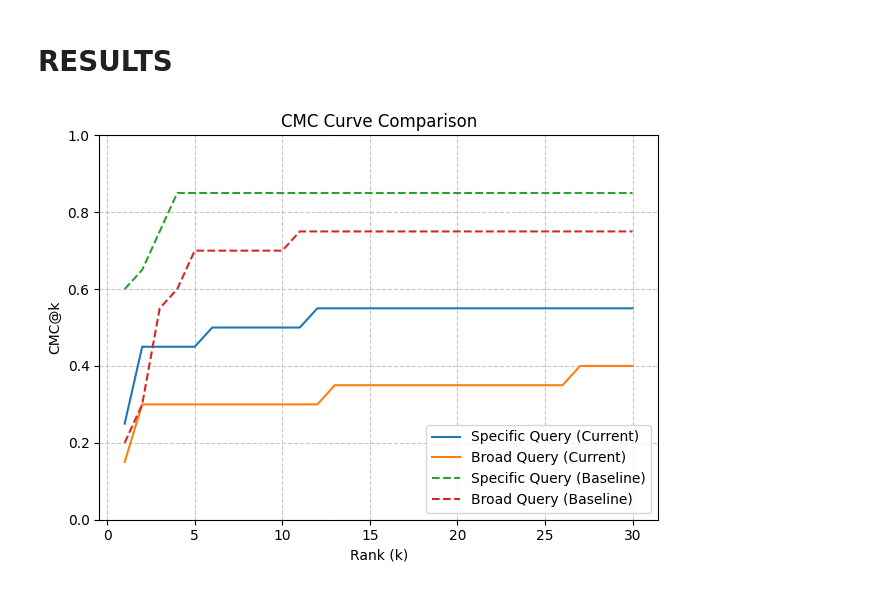
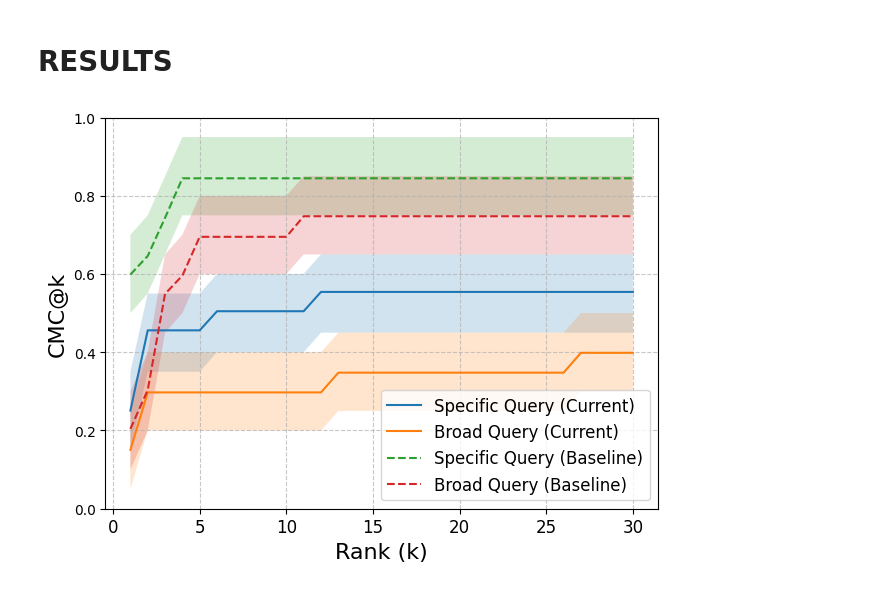
Before and after one commit to UL-FRI-NLP-Course/ul-fri-nlp-course-project-2024-2025-optimus-prime, a Jupyter notebook: code/cmc_curve.ipynb, the cells around one changed output. Saved outputs shown, nothing was run; the diff lists cells and outputs as text; code cells hidden in the pictures.

Commit message:
report continuation

```diff
--- a/code/cmc_curve.ipynb
+++ b/code/cmc_curve.ipynb
@@ -3,52 +53,67 @@
+# %%
+def bootstrap_cmc(ranks, max_rank=30, n_bootstrap=1000, ci=0.7):
+    cmc_matrix = np.zeros((n_bootstrap, max_rank))
+    n = len(ranks)
+
+    for i in range(n_bootstrap):
+        sample = np.random.choice(ranks, size=n, replace=True)
+        cmc_matrix[i] = compute_cmc(sample, max_rank)
+
+    lower = np.percentile(cmc_matrix, (1-ci)*100/2, axis=0)
+    upper = np.percentile(cmc_matrix, 100-(1-ci)*100/2, axis=0)
+    mean = np.mean(cmc_matrix, axis=0)
+
+    return mean, lower, upper
 # %%
-import numpy as np
 import matplotlib.pyplot as plt
 
 specific_ranks = [
     np.inf, 12, 1, np.inf, 1, 6, 2, 2, 1, np.inf, 1, np.inf, 2,
     np.inf, np.inf, 1, np.inf, np.inf, np.inf, 2
     ]
 broad_ranks = [
     np.inf, np.inf, 2, np.inf, 1, 27, 13, 1, np.inf, np.inf,
     np.inf, np.inf, np.inf, np.inf, 2, 2, np.inf, np.inf, np.inf, 1
     ]
 
 
 specific_ranks_baseline= [
     np.inf, 3, 3, np.inf, 1, 1, 1, 1, 1, 1,
     4, 2, 1, np.inf, 4, 1, 1, 1, 1, 1
 ]
 broad_ranks_baseline = [
     np.inf, 3, 1, 5, 3, 2, 5, 3, 1, np.inf,
     1, 3, 4, np.inf, np.inf, 3, 2, np.inf, 1, 11
 ]
 
 
-# To use with other data, save as .npy or csv and load accordingly
+mean_spec, lower_spec, upper_spec = bootstrap_cmc(specific_ranks)
+mean_broad, lower_broad, upper_broad = bootstrap_cmc(broad_ranks)
+mean_spec_base, lower_spec_base, upper_spec_base = bootstrap_cmc(specific_ranks_baseline)
+mean_broad_base, lower_broad_base, upper_broad_base = bootstrap_cmc(broad_ranks_baseline)
 
-def compute_cmc(ranks, max_rank=30):
-    cmc = np.zeros(max_rank)
-    for k in range(1, max_rank + 1):
-        cmc[k - 1] = np.sum(np.array(ranks) <= k) / len(ranks)
-    return cmc
 
-cmc_specific = compute_cmc(specific_ranks)
-cmc_broad = compute_cmc(broad_ranks)
-cmc_specific_baseline = compute_cmc(specific_ranks_baseline)
-cmc_broad_baseline = compute_cmc(broad_ranks_baseline)
+ranks = range(1, 31)
 
-plt.plot(range(1, 31), cmc_specific, label='Specific Query (Current)')
-plt.plot(range(1, 31), cmc_broad, label='Broad Query (Current)')
-plt.plot(range(1, 31), cmc_specific_baseline, linestyle='--', label='Specific Query (Baseline)')
-plt.plot(range(1, 31), cmc_broad_baseline, linestyle='--', label='Broad Query (Baseline)')
+plt.plot(ranks, mean_spec, label='Specific Query (Current)')
+plt.fill_between(ranks, lower_spec, upper_spec, alpha=0.2)
 
-plt.xlabel('Rank (k)')
-plt.ylabel('CMC@k')
-plt.title('CMC Curve Comparison')
-plt.legend()
+plt.plot(ranks, mean_broad, label='Broad Query (Current)')
+plt.fill_between(ranks, lower_broad, upper_broad, alpha=0.2)
+
+plt.plot(ranks, mean_spec_base, linestyle='--', label='Specific Query (Baseline)')
+plt.fill_between(ranks, lower_spec_base, upper_spec_base, alpha=0.2)
+
+plt.plot(ranks, mean_broad_base, linestyle='--', label='Broad Query (Baseline)')
+plt.fill_between(ranks, lower_broad_base, upper_broad_base, alpha=0.2)
+
+plt.xlabel('Rank (k)', fontsize=16)
+plt.xticks(fontsize= 12)
+plt.ylabel('CMC@k', fontsize=16)
+plt.legend(fontsize=12)
 plt.grid(True, linestyle='--', alpha=0.7)
 plt.ylim(0, 1)
 plt.tight_layout()
-plt.show()
+plt.savefig("../report/fig/cmc.png")
 # %% [output]
-[figure, old version]
+[figure, new version]
```
Also changed, not shown: parts of 3 cells of this notebook, 9 other files.
